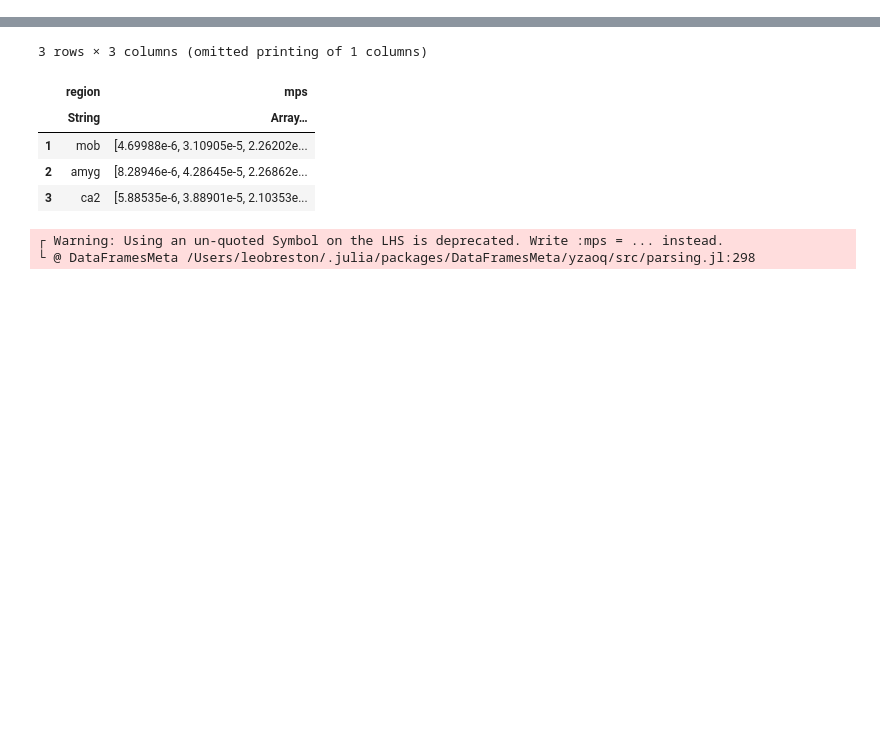
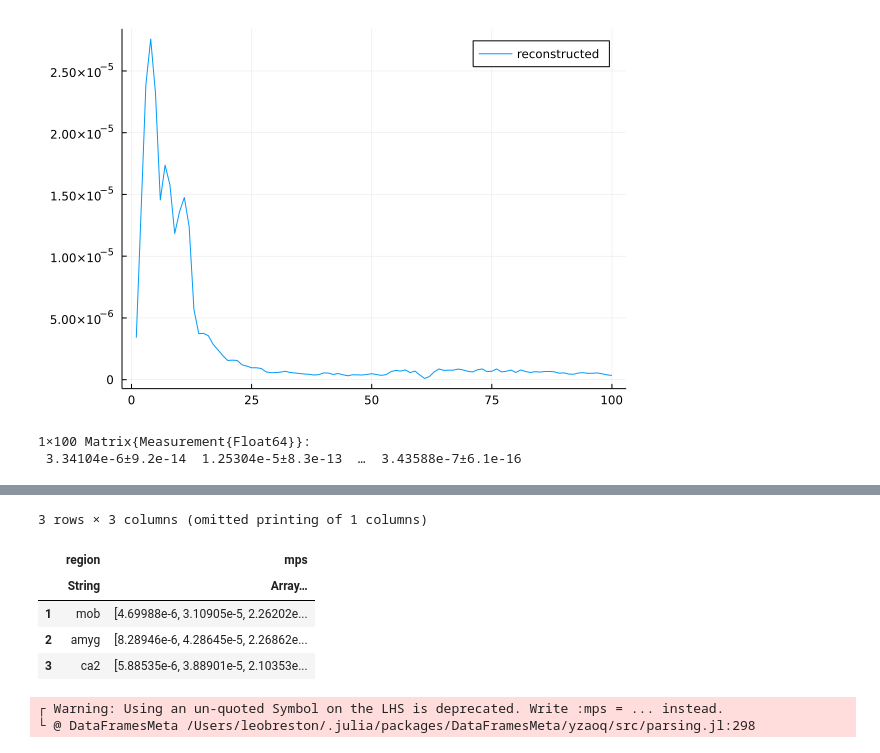
Before and after one commit to chiba-lab/ROIexperiment, a Jupyter notebook: powerspecplots.ipynb, the cells around one changed output, grey strips where cells are left out. Drawn from its saved outputs; the diff is of its cells as text; code cells hidden in the pictures; blank space fills up the shorter version.

```diff
--- a/powerspecplots.ipynb
+++ b/powerspecplots.ipynb
@@ -59,0 +45,47 @@ end
+# %%
+y=hcat(psfv.power...)'
+zt=fit(ZScoreTransform, y, dims=1)
+yt=StatsBase.transform(zt,y)
+
+# y=StatsBase.reconstruct(zt, y)
+# c=StatsBase.cov(yt, yt)
+
+# c=StatsBase.normalize(c)
+
+# yr=StatsBase.reconstruct(ZScoreTransform,y)
+
+
+# # import LinearAlgebra  as LA
+# # y3=(y'*y)*y[1,:]
+
+using Measurements
+ym=measurement.(yt,1)
+# ym=yt
+# ym2=measurement.(y, std(y,dims=1))
+
+# # # # x1=indicatormat(psfv.behavior)'
+
+# # # # x2=indicatormat(psfv.region)'
+# # # # (x'*x)^-1*(x'*y)
+i=6
+c=(y'*y)
+c=StatsBase.normalize(c)
+yy=randn(100,1)
+# yy=c*y[i,:]
+yyr=StatsBase.reconstruct(zt, transpose(c*yy))
+# yr=StatsBase.reconstruct(zt, transpose((ym[i,:])))
+plot(yyr', label="reconstructed")
+# plot!(ym2[1,:])
+# plot!(yr', labels= "original")
+# # plot(y[1,:])
+# plot(ym[1,:])
+
+# yr=StatsBase.reconstruct(zt, ym[1:100,:]*c)
+# plot(yr[2,:])
+# %% [output]
+[figure, added]
+# %%
+m=mean(yyr,dims=1)
+# %% [output]
+1×100 Matrix{Measurement{Float64}}:
+ 3.34104e-6±9.2e-14  1.25304e-5±8.3e-13  …  3.43588e-7±6.1e-16
```
Also changed, not shown: parts of 20 cells of this notebook, 12 other files.
